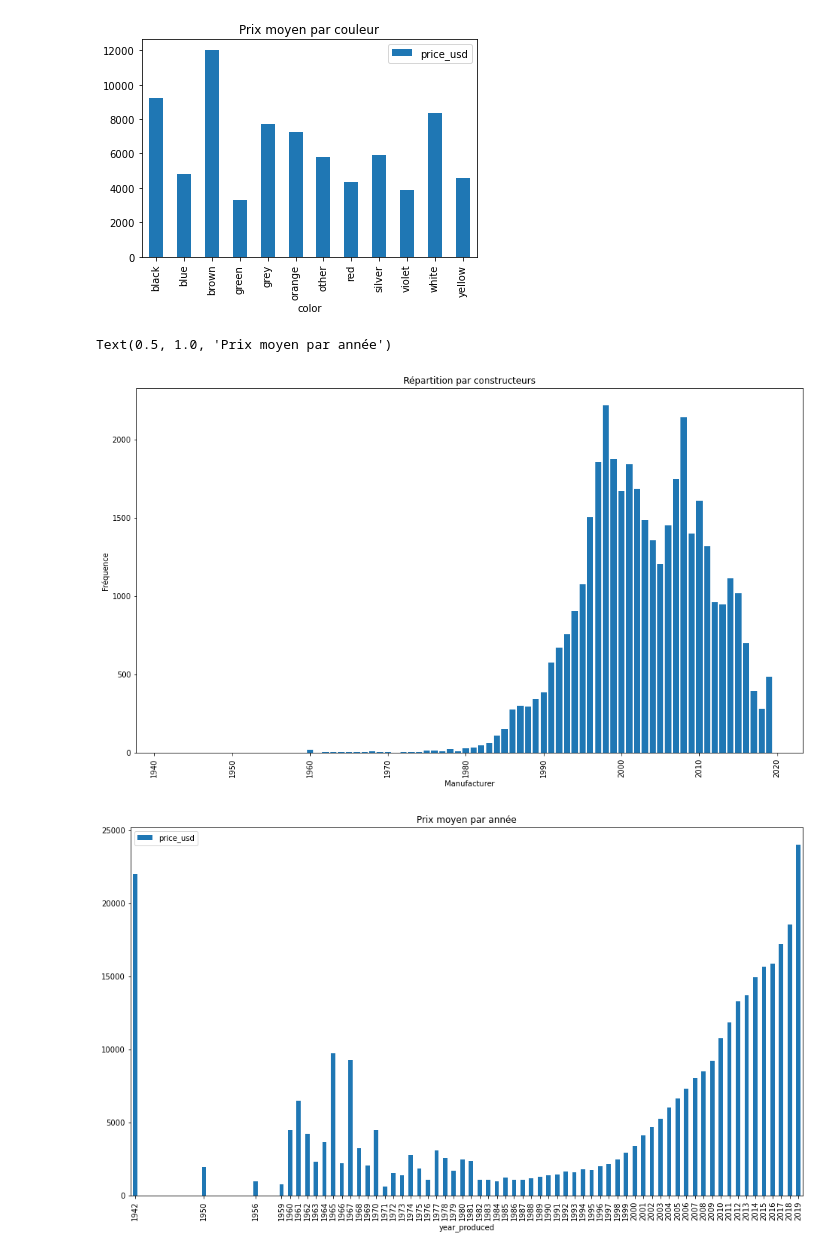
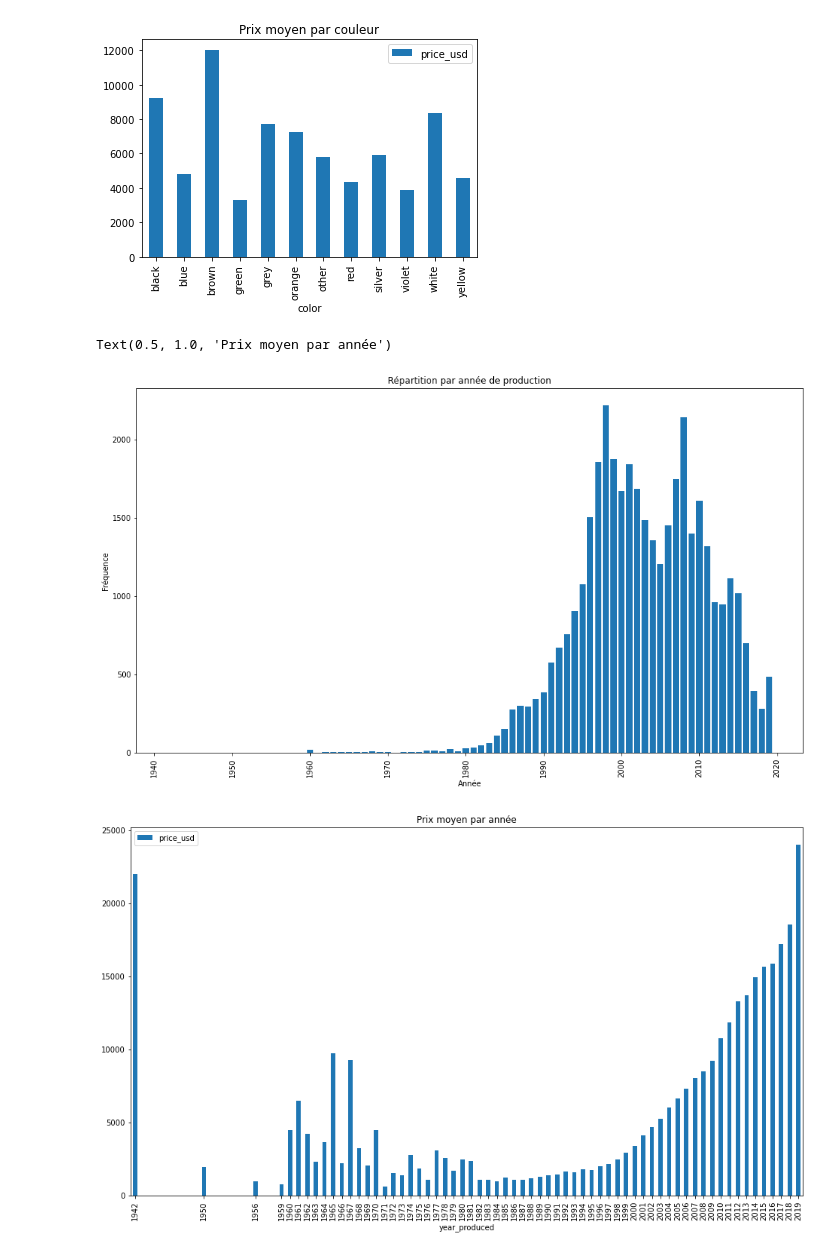
Before and after one commit to kerhogo/ias_cars, a Jupyter notebook: Visualisation.ipynb, the cells around one changed output. Cells and saved outputs as stored; diff of their text form; code cells hidden in the pictures.

Commit message:
encore plus d'histogrammes

```diff
--- a/Visualisation.ipynb
+++ b/Visualisation.ipynb
@@ -135,17 +137,17 @@ Text(0.5, 1.0, 'Prix moyen par couleur')
 # %%
 col = cars.year_produced
 c = Counter(col)
 plt.figure(figsize=(16,9))
 plt.bar(c.keys(), c.values())
 plt.xticks(rotation='vertical')
-plt.title('Répartition par constructeurs')
-plt.xlabel('Manufacturer')
+plt.title('Répartition par année de production')
+plt.xlabel('Année')
 plt.ylabel('Fréquence')
 
 df = pd.DataFrame(cars.groupby(['year_produced'])['price_usd'].mean())
 df.plot.bar(figsize=(16,9))
 plt.title('Prix moyen par année')
 # %% [output]
 Text(0.5, 1.0, 'Prix moyen par année')
-[figure, old version]
+[figure, new version]
 [figure]
```
Also changed, not shown: parts of 5 cells of this notebook.
